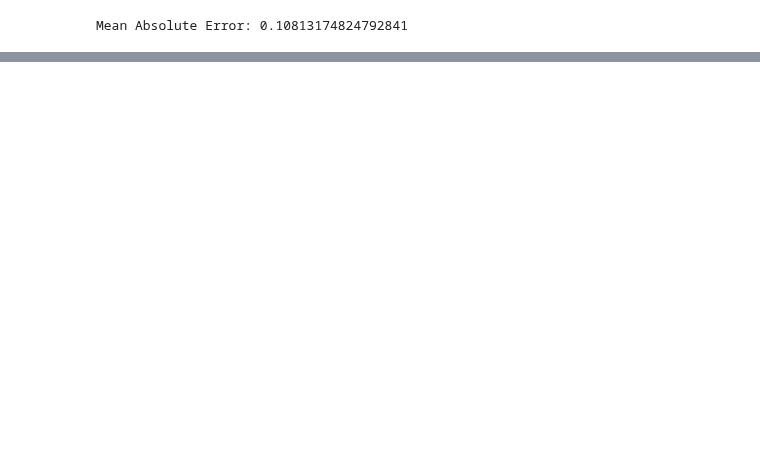
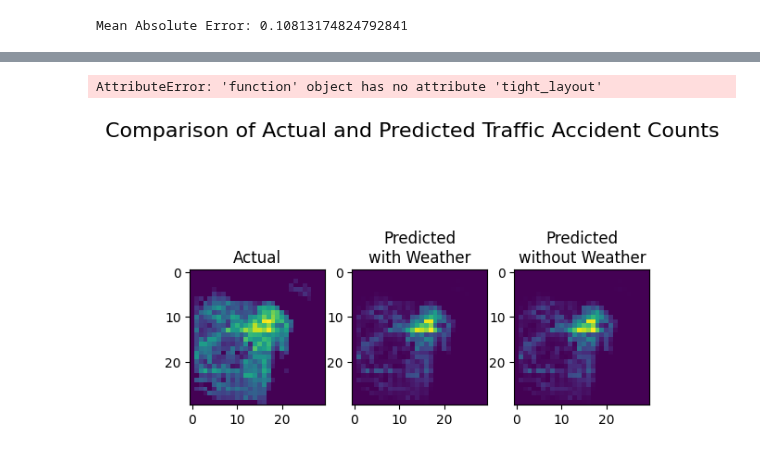
Before and after one commit to miguel-peralta/spring-2024-vip, a Jupyter notebook: stage2/lstm.ipynb, the cells around one changed output, grey strips where cells are left out. Drawn from its saved outputs; the diff is of its cells as text; code cells hidden in the pictures; blank space fills up the shorter version.

Commit message:
Working on evaluating performance. Generated a visualization of the matrices but it needs more work with formatting.

```diff
--- a/stage2/lstm.ipynb
+++ b/stage2/lstm.ipynb
@@ -638,0 +706,3 @@ m
+# %%
+# Make predictions on the test data
+y_pred_no_weather = model_no_weather.predict([X_test_dm, X_test_matrices])
@@ -638,0 +728,4 @@ m
+# %%
+# Target matrices
+target_image = np.sum(y_train_flat.reshape(-1, 60, 30, 30).astype(int), axis=(0, 1))
+target_image = np.flip(np.transpose(target_image), axis=0)
@@ -638,0 +768,37 @@ m
+# %%
+# Predicted matrices without weather input
+# Reshape y_pred_no_weather to (731, 60, 30, 30)
+y_pred_no_weather_reshaped = y_pred_no_weather.reshape(731, 60, 30, 30)
+
+# Inverse transform scaling
+y_pred_no_weather_scaled = scaler.inverse_transform(y_pred_no_weather_reshaped.reshape(-1, 30*30)).reshape(y_pred_no_weather_reshaped.shape)
+
+# Inverse transform flattening
+y_pred_no_weather_flattened = y_pred_no_weather_scaled.reshape(y_pred_no_weather_scaled.shape[0], -1, 30, 30)
+
+# Sum the matrices to get the total predicted counts
+predicted_no_weather_image = y_pred_no_weather_flattened.sum(axis=1).sum(axis=0)
+
+# Transpose and flip to adjust orientation
+predicted_no_weather_image = np.flip(np.transpose(predicted_no_weather_image), axis=0)
+# %%
+## Matrices displayed as images
+plt.subplot(1, 3, 1)
+plt.imshow(target_image)
+plt.title('Actual')
+
+plt.subplot(1, 3, 2)
+plt.imshow(predicted_weather_image)
+plt.title('Predicted\nwith Weather')
+
+plt.subplot(1, 3, 3)
+plt.imshow(predicted_no_weather_image)
+plt.title('Predicted\nwithout Weather')
+
+plt.suptitle('Comparison of Actual and Predicted Traffic Accident Counts',
+             fontsize=16)
+plt.tight_layout(pad=1.5)
+plt.show()
+# %% [output]
+AttributeError: 'function' object has no attribute 'tight_layout'
+[figure, added]
```
Also changed, not shown: parts of 39 cells of this notebook.
